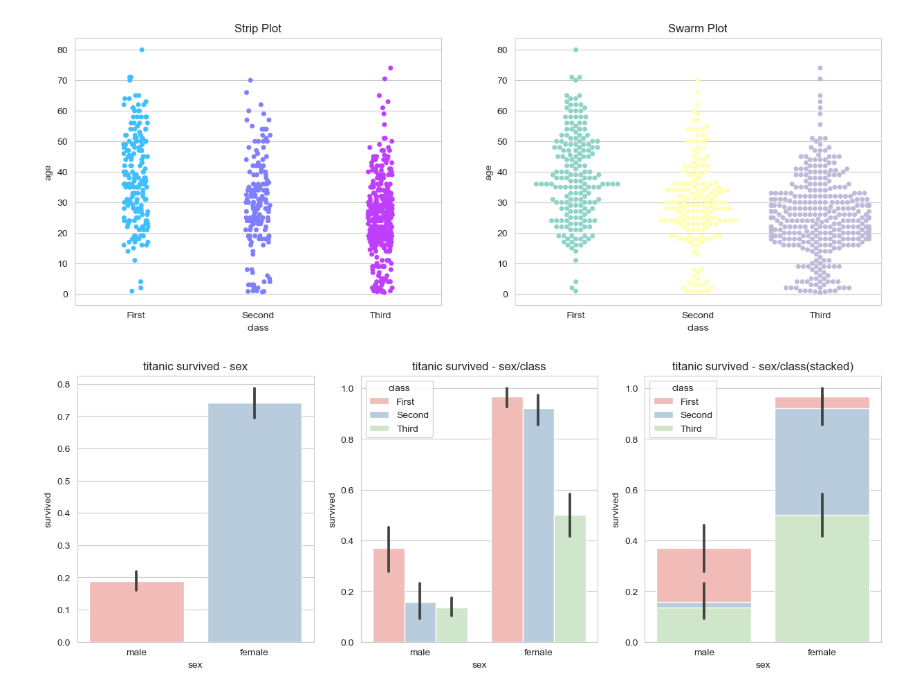
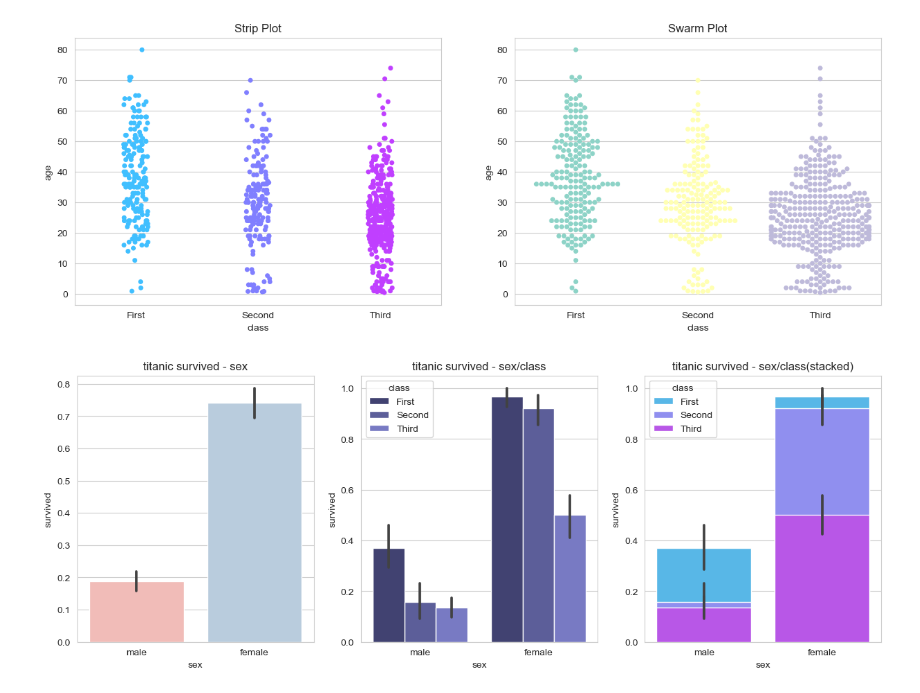
Before and after one commit to sde0110/2023-Data-Science, a Jupyter notebook: pandas_basic/0105_pandas_4장.ipynb, the cells around one changed output. Drawn from its saved outputs; the diff is of its cells as text; code cells hidden in the pictures.

```diff
--- a/pandas_basic/0105_pandas_4장.ipynb
+++ b/pandas_basic/0105_pandas_4장.ipynb
@@ -761,19 +761,19 @@ plt.show()
 # %%
 fig = plt.figure(figsize=(15,5))
 ax1 = fig.add_subplot(1,3,1)
 ax2 = fig.add_subplot(1,3,2)
 ax3 = fig.add_subplot(1,3,3)
 
 #x축 y축에 변수 할당
 sns.barplot(x='sex',y='survived',data=titanic,ax=ax1,palette='Pastel1')
 #hue option 추가해 누적출력
-sns.barplot(x='sex',y='survived',hue='class',data=titanic,ax=ax2,palette='Pastel1')
+sns.barplot(x='sex',y='survived',hue='class',data=titanic,ax=ax2,palette='tab20b')
 # hue option 추가 dodge로 적재
-sns.barplot(x='sex',y='survived',hue='class',dodge=False,data=titanic,ax=ax3,palette='Pastel1')
+sns.barplot(x='sex',y='survived',hue='class',dodge=False,data=titanic,ax=ax3,palette='cool')
 
 ax1.set_title('titanic survived - sex')
 ax2.set_title('titanic survived - sex/class')
 ax3.set_title('titanic survived - sex/class(stacked)')
 plt.show()
 # %% [output]
-[figure, old version]
+[figure, new version]
```
Also changed, not shown: parts of 22 cells of this notebook.
